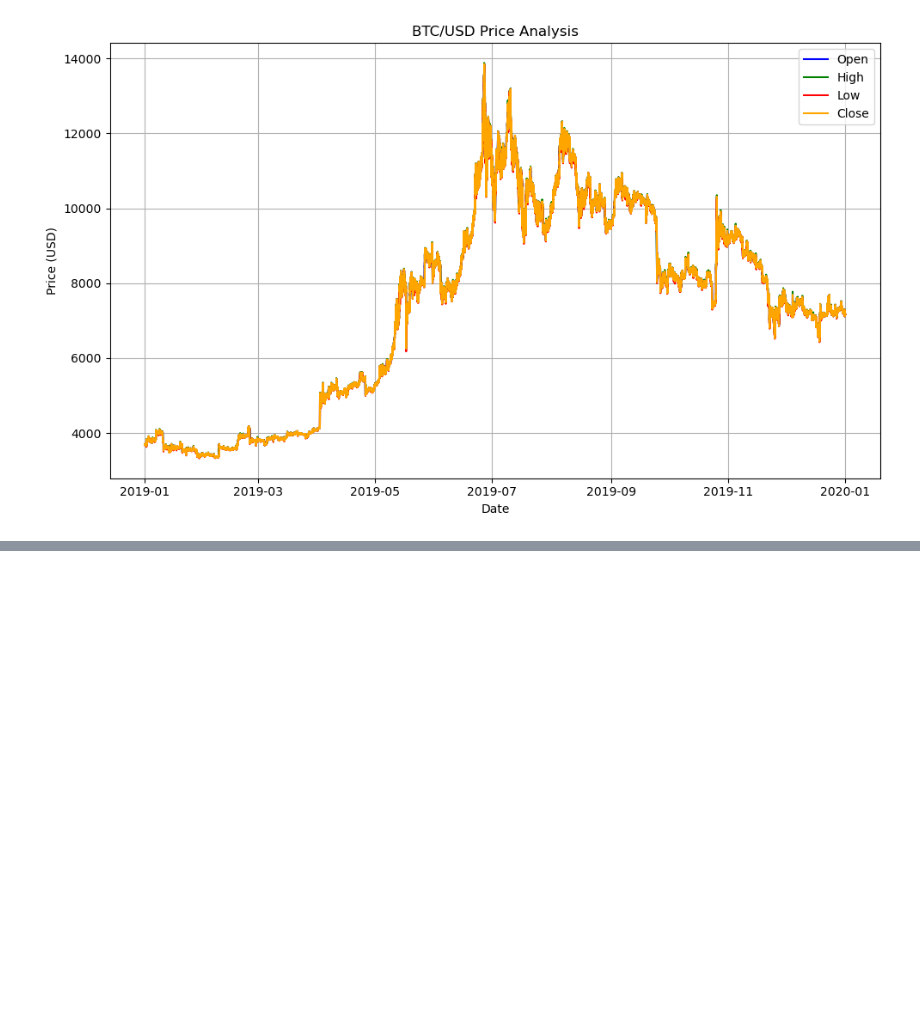
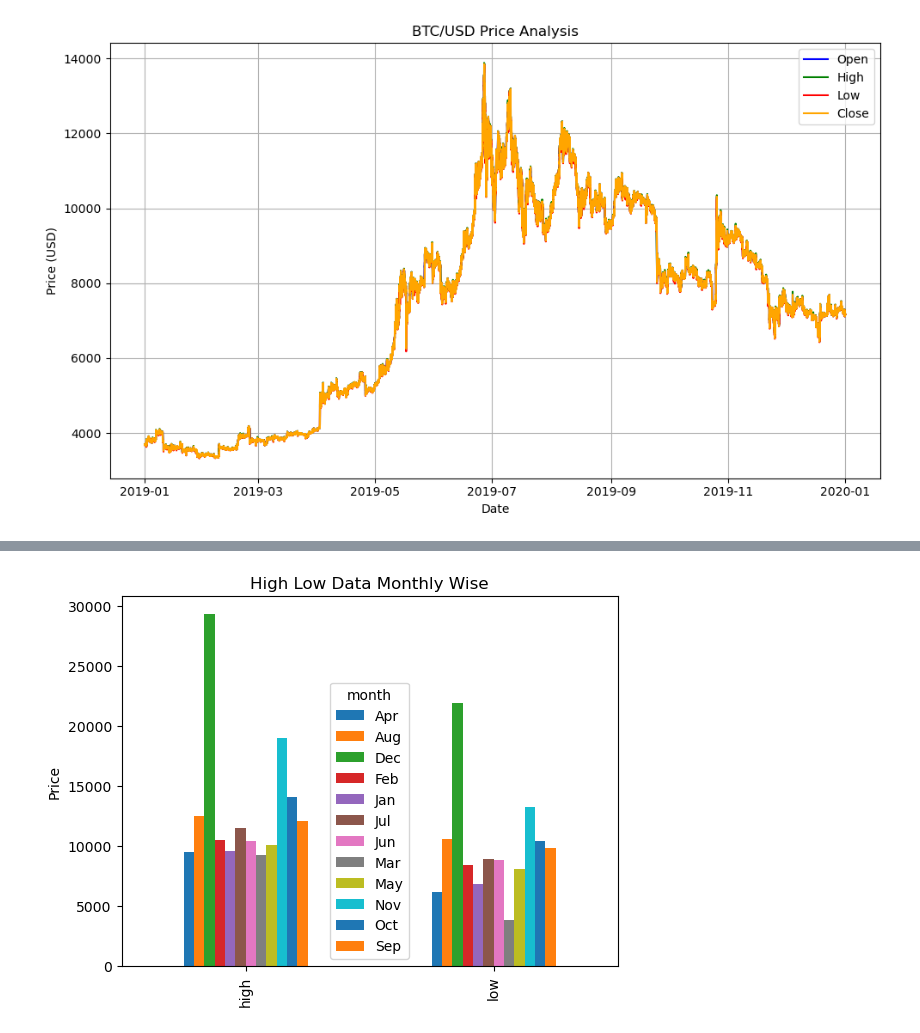
Before and after one commit to Bikram48/BitcoinPredictor, a Jupyter notebook: Bitcoin Price Prediction.ipynb, the cells around one changed output, grey strips where cells are left out. Drawn from its saved outputs; the diff is of its cells as text; code cells hidden in the pictures; blank space fills up the shorter version.

```diff
--- a/Bitcoin Price Prediction.ipynb
+++ b/Bitcoin Price Prediction.ipynb
@@ -400,0 +460,10 @@ plt.show()
+# %%
+monthly_high_data = df_2020.groupby("month")["high"].max()
+montly_low_data = df_2020.groupby("month")["low"].min()
+monthly_high_low_data = pd.DataFrame([monthly_high_data, montly_low_data])
+monthly_high_low_data.plot(kind="bar")
+plt.title("High Low Data Monthly Wise")
+plt.ylabel("Price")
+plt.show()
+# %% [output]
+[figure, added]
```
Also changed, not shown: parts of 5 cells of this notebook.
